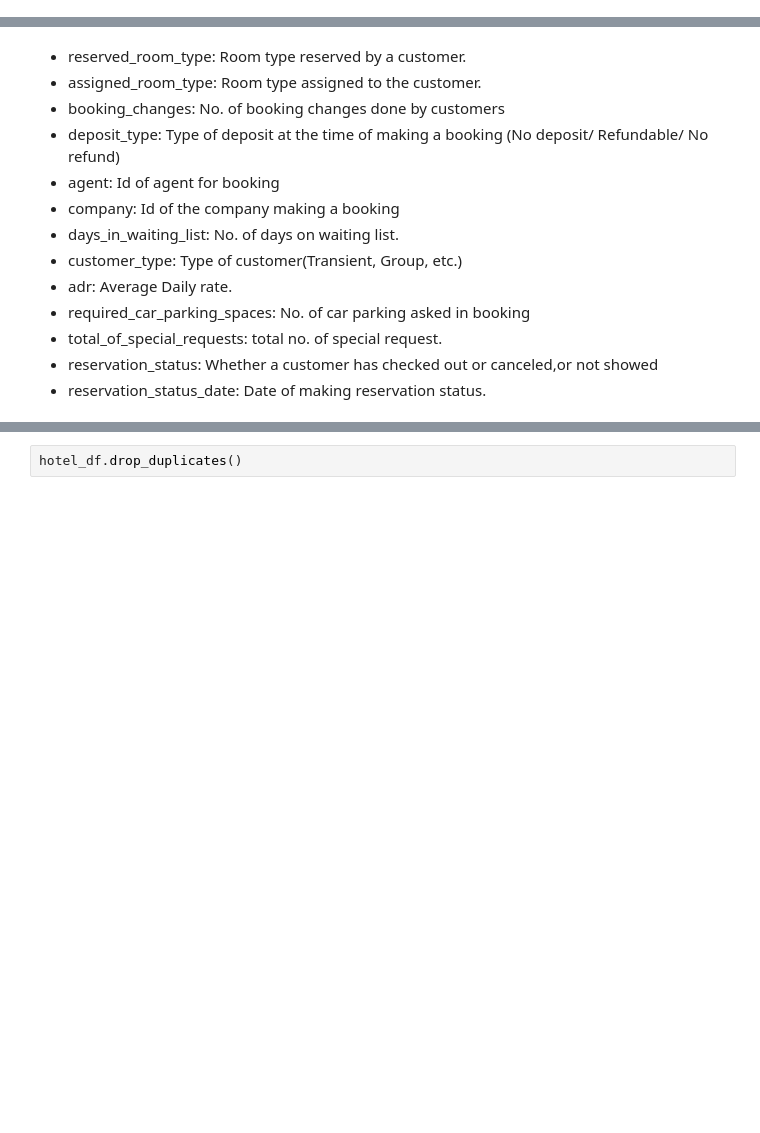
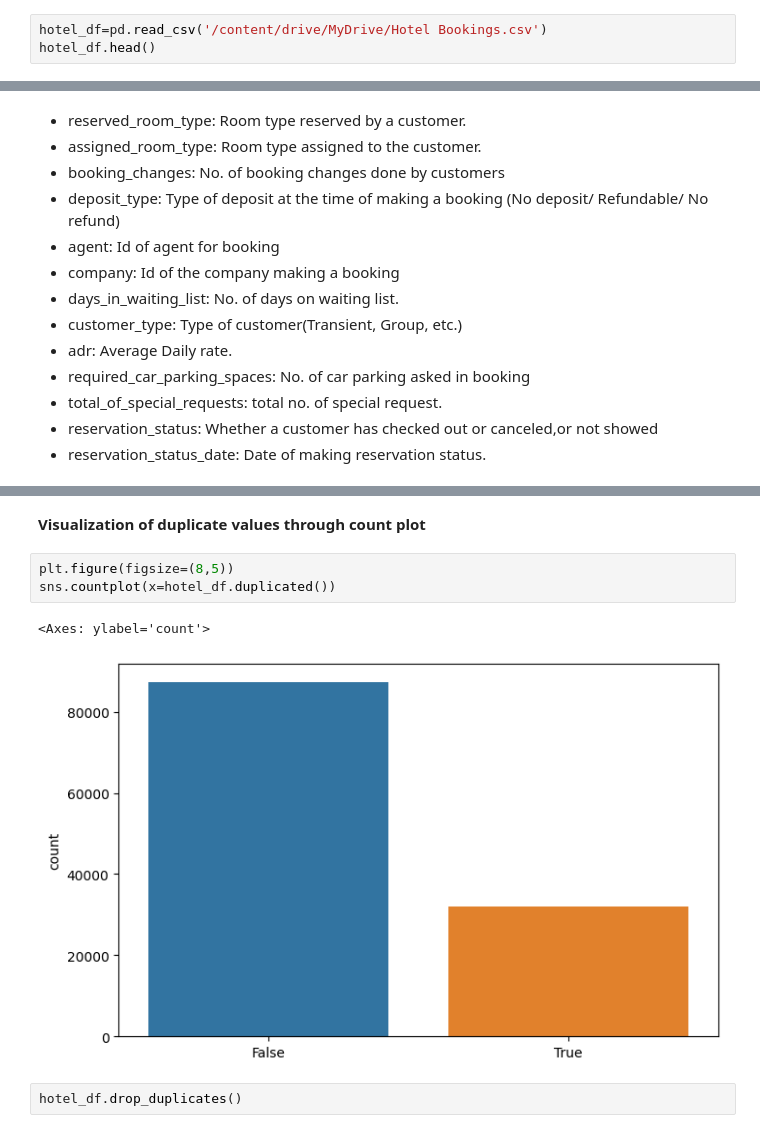
Before and after one commit to Kapilraj0709/codedemo, a Jupyter notebook: Hotel_Booking_Analysis_EDA.ipynb, the cells around one changed output, grey strips where cells are left out. Drawn from its saved outputs; the diff is of its cells as text; blank space fills up the shorter version.

```diff
--- a/Hotel_Booking_Analysis_EDA.ipynb
+++ b/Hotel_Booking_Analysis_EDA.ipynb
@@ -93,0 +93,3 @@ hotel_df.head()
+# %%
+hotel_df=pd.read_csv('/content/drive/MyDrive/Hotel Bookings.csv')
+hotel_df.head()
@@ -176,3 +189,11 @@ It contains the following features.
+# %% [markdown]
+**Visualization of duplicate values through count plot**
+# %%
+plt.figure(figsize=(8,5))
+sns.countplot(x=hotel_df.duplicated())
+# %% [output]
+<Axes: ylabel='count'>
+[figure, added]
 # %%
 hotel_df.drop_duplicates()
 # %% [output]
```
Also changed, not shown: parts of 62 cells of this notebook.
